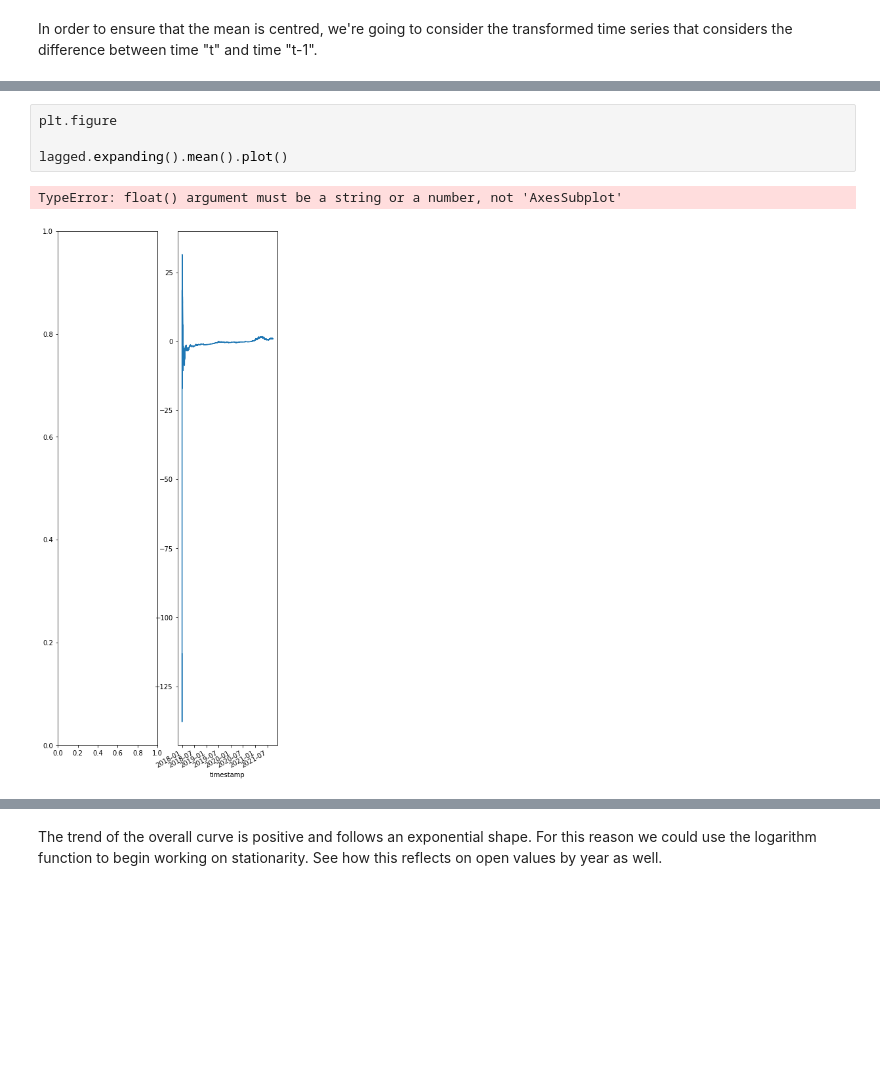
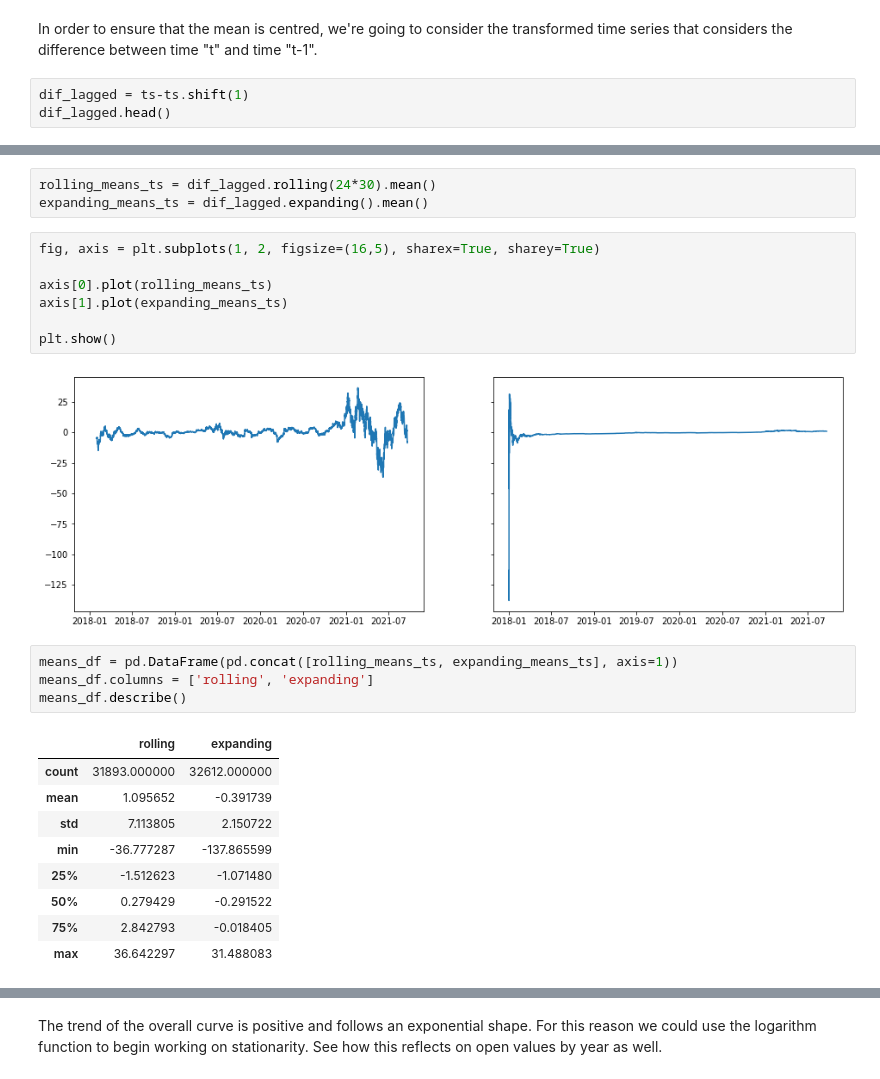
Before and after one commit to tfranza/crypto-forecasting, a Jupyter notebook: eda.ipynb, the cells around one changed output, grey strips where cells are left out. Cells and saved outputs as stored; diff of their text form; blank space fills up the shorter version.

Commit message:
improved stationarity on mean

```diff
--- a/eda.ipynb
+++ b/eda.ipynb
@@ -234,2 +237,5 @@ The current time series is not stationary, which is something expected by seeing
 # %% [markdown]
 In order to ensure that the mean is centred, we're going to consider the transformed time series that considers the difference between time "t" and time "t-1".
+# %%
+dif_lagged = ts-ts.shift(1)
+dif_lagged.head()
@@ -239,10 +252,29 @@ lagged.plot()
 # %% [output]
 <AxesSubplot:xlabel='timestamp'>
 [figure]
+# %%
+rolling_means_ts = dif_lagged.rolling(24*30).mean()
+expanding_means_ts = dif_lagged.expanding().mean()
 # %%
-plt.figure
+fig, axis = plt.subplots(1, 2, figsize=(16,5), sharex=True, sharey=True)
 
-lagged.expanding().mean().plot()
+axis[0].plot(rolling_means_ts)
+axis[1].plot(expanding_means_ts)
+
+plt.show()
 # %% [output]
-TypeError: float() argument must be a string or a number, not 'AxesSubplot'
-[figure, old version]
+[figure, new version]
+# %%
+means_df = pd.DataFrame(pd.concat([rolling_means_ts, expanding_means_ts], axis=1))
+means_df.columns = ['rolling', 'expanding']
+means_df.describe()
+# %% [output]
+|  | rolling | expanding |
+| count | 31893.000000 | 32612.000000 |
+| mean | 1.095652 | -0.391739 |
+| std | 7.113805 | 2.150722 |
+| min | -36.777287 | -137.865599 |
+| 25% | -1.512623 | -1.071480 |
+| 50% | 0.279429 | -0.291522 |
+| 75% | 2.842793 | -0.018405 |
+| max | 36.642297 | 31.488083 |
```
Also changed, not shown: parts of 12 cells of this notebook.
